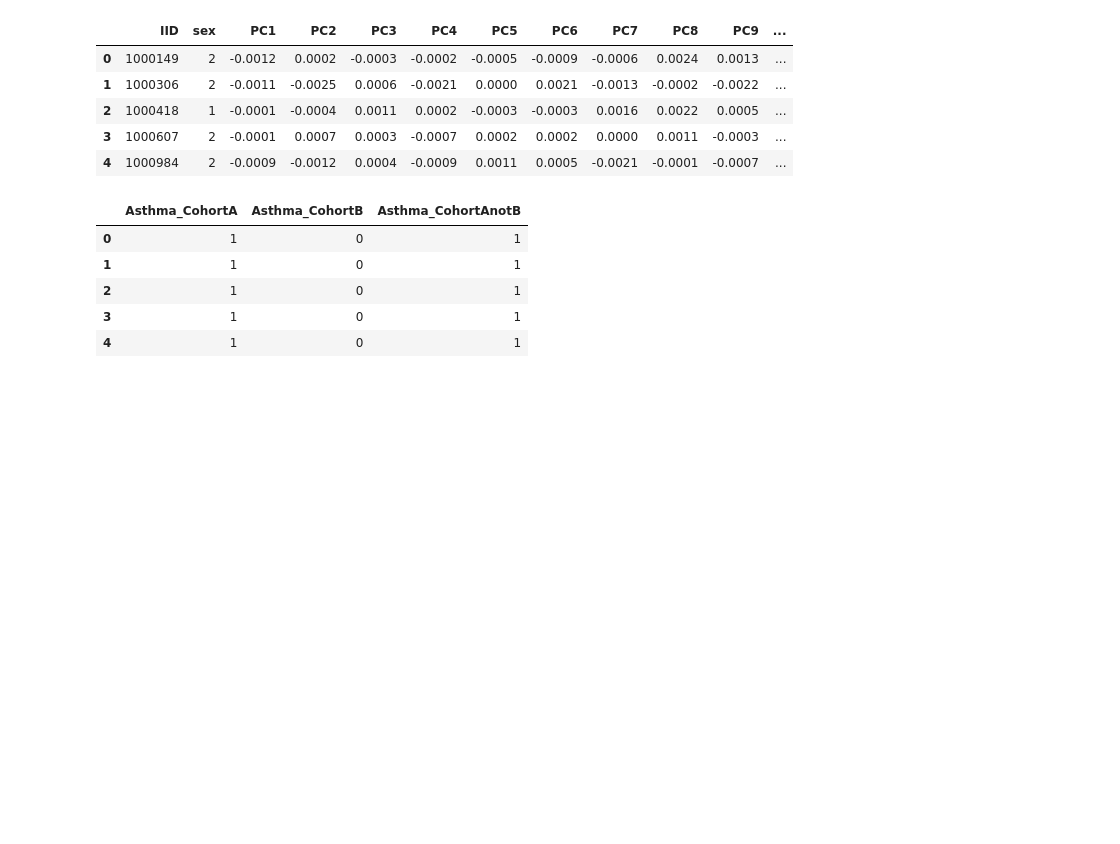
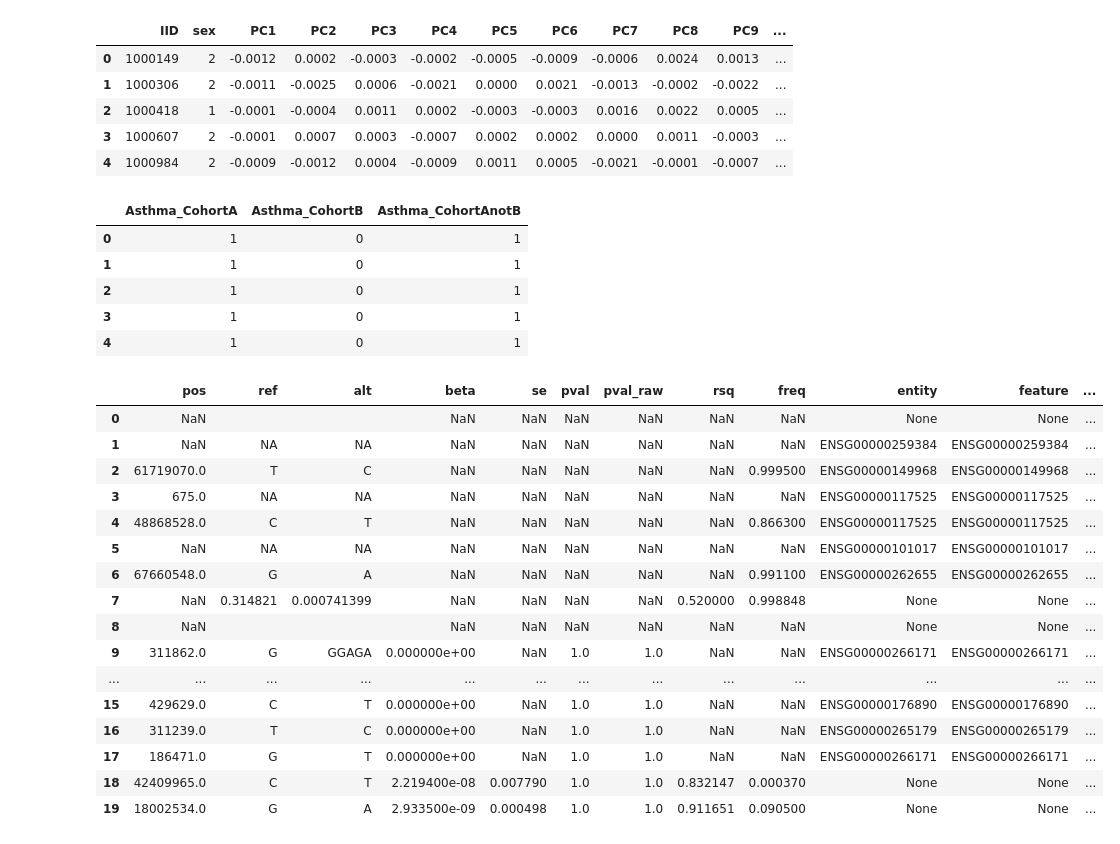
Before and after one commit to keerveer/ukbb_asthma, a Jupyter notebook: reduce_dimensions_and_cluster_asthma_patients.ipynb, the cells around one changed output. Cells and saved outputs as stored; diff of their text form; code cells hidden in the pictures; blank space fills up the shorter version.

```diff
--- a/reduce_dimensions_and_cluster_asthma_patients.ipynb
+++ b/reduce_dimensions_and_cluster_asthma_patients.ipynb
@@ -965,3 +961,30 @@ ukbb_df_full_gwas=ukbb_df_full_gwas[['IID','PC1','PC2','PC3','PC4','PC5','PC6','
 'PC8','PC9','PC10','sex','age','Asthma_CohortA','Asthma_CohortB','Asthma_CohortAnotB']]
 # %%
 ukbb_df_full_gwas.to_csv('ukbb_asthma_cohorts_gwas_annotation.csv',index=False)
+# %%
+import pyodbc
+import pandas as pd
+
+conn = pyodbc.connect("DSN=impaladsn", autocommit=True)
+data_df = pd.read_sql("SELECT * FROM gene_gwas.gwas_results ORDER BY pval DESC  LIMIT 20;", conn)
+data_df.head(20)
+
+# order by wpval, having specific value
+# %% [output]
+|  | pos | ref | alt | beta | se | pval | pval_raw | rsq | freq | entity | feature | ... |
+| 0 | NaN |  |  | NaN | NaN | NaN | NaN | NaN | NaN | None | None | ... |
+| 1 | NaN | NA | NA | NaN | NaN | NaN | NaN | NaN | NaN | ENSG00000259384 | ENSG00000259384 | ... |
+| 2 | 61719070.0 | T | C | NaN | NaN | NaN | NaN | NaN | 0.999500 | ENSG00000149968 | ENSG00000149968 | ... |
+| 3 | 675.0 | NA | NA | NaN | NaN | NaN | NaN | NaN | NaN | ENSG00000117525 | ENSG00000117525 | ... |
+| 4 | 48868528.0 | C | T | NaN | NaN | NaN | NaN | NaN | 0.866300 | ENSG00000117525 | ENSG00000117525 | ... |
+| 5 | NaN | NA | NA | NaN | NaN | NaN | NaN | NaN | NaN | ENSG00000101017 | ENSG00000101017 | ... |
+| 6 | 67660548.0 | G | A | NaN | NaN | NaN | NaN | NaN | 0.991100 | ENSG00000262655 | ENSG00000262655 | ... |
+| 7 | NaN | 0.314821 | 0.000741399 | NaN | NaN | NaN | NaN | 0.520000 | 0.998848 | None | None | ... |
+| 8 | NaN |  |  | NaN | NaN | NaN | NaN | NaN | NaN | None | None | ... |
+| 9 | 311862.0 | G | GGAGA | 0.000000e+00 | NaN | 1.0 | 1.0 | NaN | NaN | ENSG00000266171 | ENSG00000266171 | ... |
+| ... | ... | ... | ... | ... | ... | ... | ... | ... | ... | ... | ... | ... |
+| 15 | 429629.0 | C | T | 0.000000e+00 | NaN | 1.0 | 1.0 | NaN | NaN | ENSG00000176890 | ENSG00000176890 | ... |
+| 16 | 311239.0 | T | C | 0.000000e+00 | NaN | 1.0 | 1.0 | NaN | NaN | ENSG00000265179 | ENSG00000265179 | ... |
+| 17 | 186471.0 | G | T | 0.000000e+00 | NaN | 1.0 | 1.0 | NaN | NaN | ENSG00000266171 | ENSG00000266171 | ... |
+| 18 | 42409965.0 | C | T | 2.219400e-08 | 0.007790 | 1.0 | 1.0 | 0.832147 | 0.000370 | None | None | ... |
+| 19 | 18002534.0 | G | A | 2.933500e-09 | 0.000498 | 1.0 | 1.0 | 0.911651 | 0.090500 | None | None | ... |
```
Also changed, not shown: parts of 1 cell of this notebook, 3 other files.
